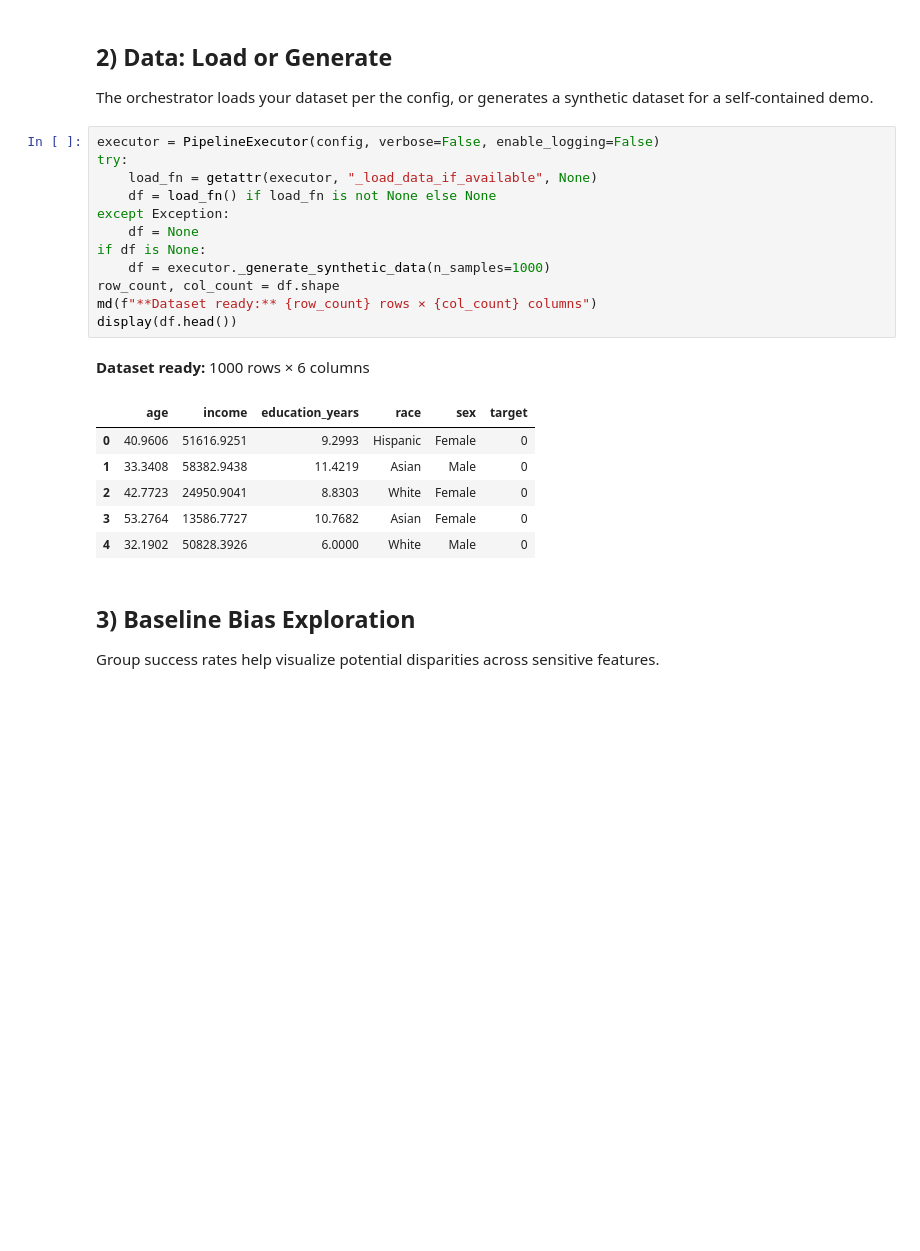
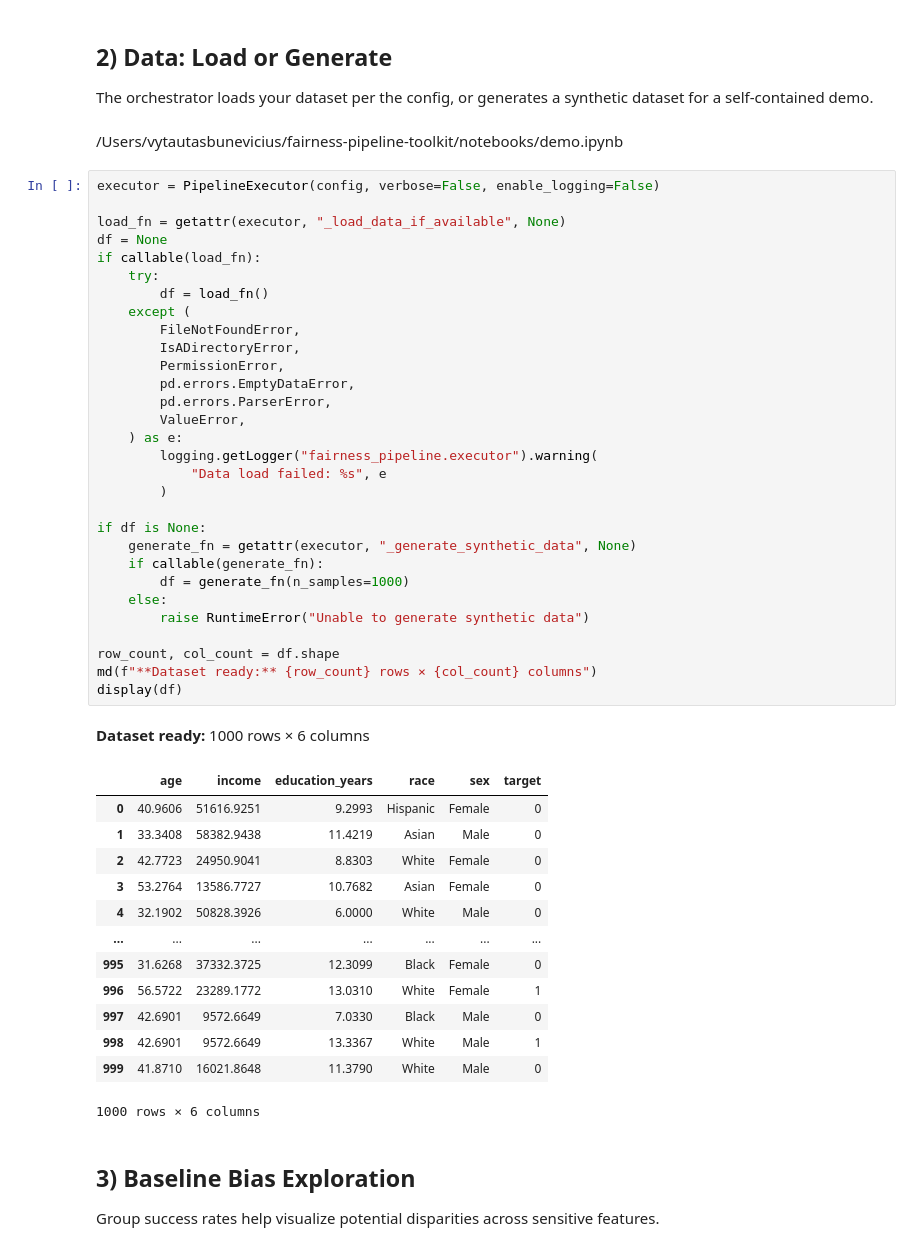
Before and after one commit to vytautas-bunevicius/fairness-pipeline-toolkit, a Jupyter notebook: notebooks/demo.ipynb, the cells around one changed output. Saved outputs shown, nothing was run; the diff lists cells and outputs as text; blank space fills up the shorter version.

```diff
--- a/notebooks/demo.ipynb
+++ b/notebooks/demo.ipynb
@@ -155,26 +156,53 @@ mlflow:
 ## 2) Data: Load or Generate
 
 The orchestrator loads your dataset per the config, or generates a synthetic dataset for a self-contained demo.
-# %%
-executor = PipelineExecutor(config, verbose=False, enable_logging=False)
-try:
-    load_fn = getattr(executor, "_load_data_if_available", None)
-    df = load_fn() if load_fn is not None else None
-except Exception:
-    df = None
-if df is None:
-    df = executor._generate_synthetic_data(n_samples=1000)
-row_count, col_count = df.shape
-md(f"**Dataset ready:** {row_count} rows × {col_count} columns")
-display(df.head())
-# %% [output]
-**Dataset ready:** 1000 rows × 6 columns
-|  | age | income | education_years | race | sex | target |
-| 0 | 40.9606 | 51616.9251 | 9.2993 | Hispanic | Female | 0 |
-| 1 | 33.3408 | 58382.9438 | 11.4219 | Asian | Male | 0 |
-| 2 | 42.7723 | 24950.9041 | 8.8303 | White | Female | 0 |
-| 3 | 53.2764 | 13586.7727 | 10.7682 | Asian | Female | 0 |
-| 4 | 32.1902 | 50828.3926 | 6.0000 | White | Male | 0 |
+# %% [markdown]
+<llm-snippet-file>/Users/vytautasbunevicius/fairness-pipeline-toolkit/notebooks/demo.ipynb</llm-snippet-file>
+# %%
+executor = PipelineExecutor(config, verbose=False, enable_logging=False)
+
+load_fn = getattr(executor, "_load_data_if_available", None)
+df = None
+if callable(load_fn):
+    try:
+        df = load_fn()
+    except (
+        FileNotFoundError,
+        IsADirectoryError,
+        PermissionError,
+        pd.errors.EmptyDataError,
+        pd.errors.ParserError,
+        ValueError,
+    ) as e:
+        logging.getLogger("fairness_pipeline.executor").warning(
+            "Data load failed: %s", e
+        )
+
+if df is None:
+    generate_fn = getattr(executor, "_generate_synthetic_data", None)
+    if callable(generate_fn):
+        df = generate_fn(n_samples=1000)
+    else:
+        raise RuntimeError("Unable to generate synthetic data")
+
+row_count, col_count = df.shape
+md(f"**Dataset ready:** {row_count} rows × {col_count} columns")
+display(df)
+# %% [output]
+**Dataset ready:** 1000 rows × 6 columns
+|  | age | income | education_years | race | sex | target |
+| 0 | 40.9606 | 51616.9251 | 9.2993 | Hispanic | Female | 0 |
+| 1 | 33.3408 | 58382.9438 | 11.4219 | Asian | Male | 0 |
+| 2 | 42.7723 | 24950.9041 | 8.8303 | White | Female | 0 |
+| 3 | 53.2764 | 13586.7727 | 10.7682 | Asian | Female | 0 |
+| 4 | 32.1902 | 50828.3926 | 6.0000 | White | Male | 0 |
+| ... | ... | ... | ... | ... | ... | ... |
+| 995 | 31.6268 | 37332.3725 | 12.3099 | Black | Female | 0 |
+| 996 | 56.5722 | 23289.1772 | 13.0310 | White | Female | 1 |
+| 997 | 42.6901 | 9572.6649 | 7.0330 | Black | Male | 0 |
+| 998 | 42.6901 | 9572.6649 | 13.3367 | White | Male | 1 |
+| 999 | 41.8710 | 16021.8648 | 11.3790 | White | Male | 0 |
+1000 rows × 6 columns
 # %% [markdown]
 ## 3) Baseline Bias Exploration
 
```
Also changed, not shown: parts of 6 cells of this notebook, 12 other files.
